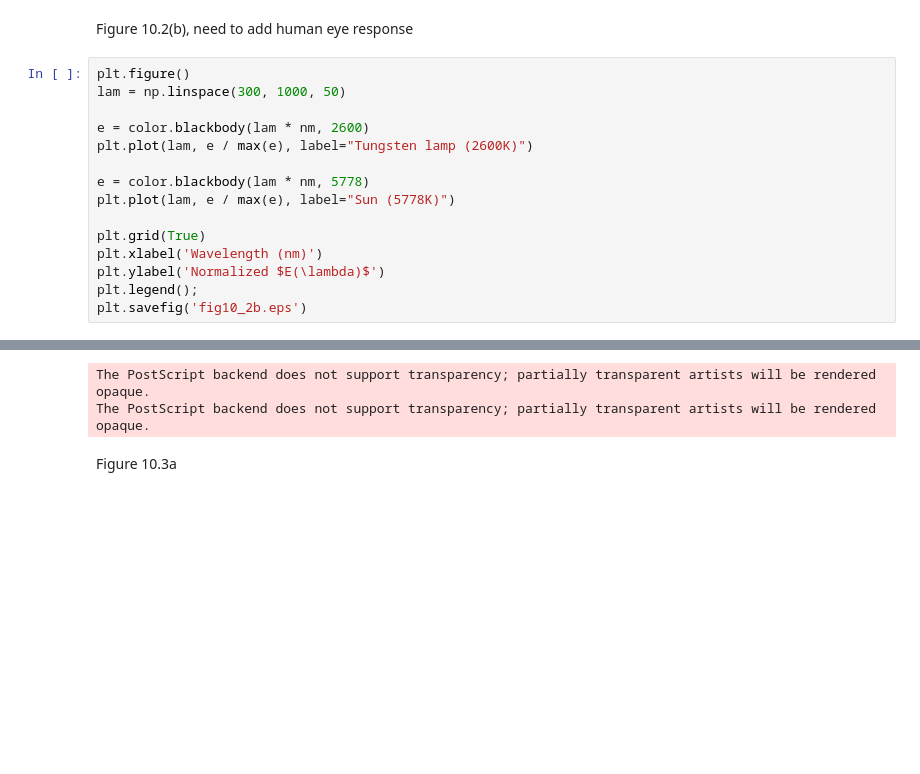
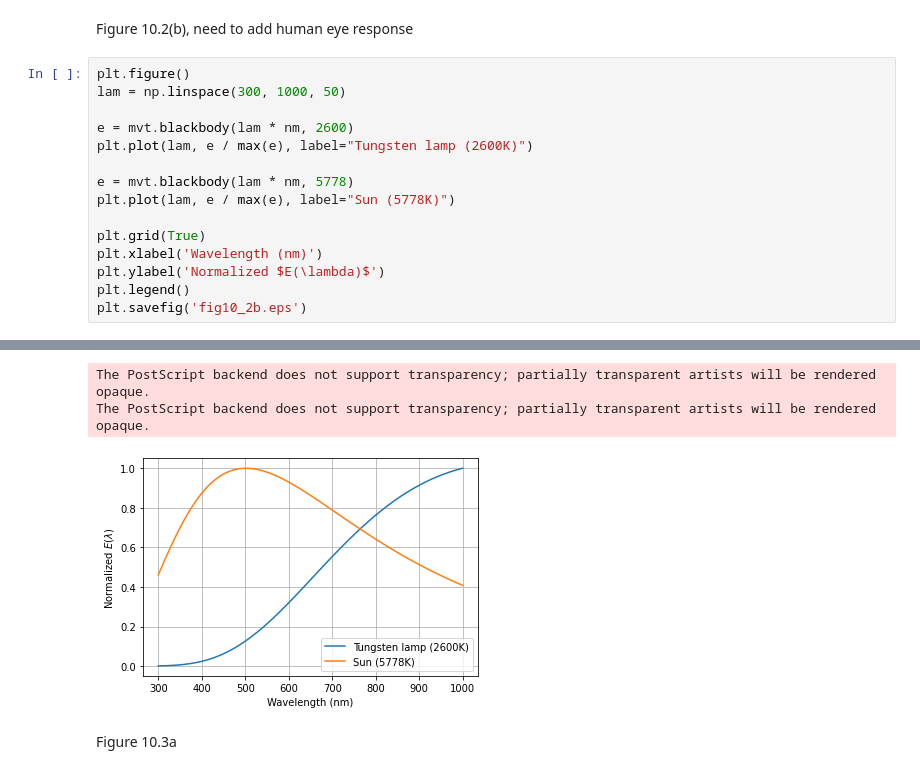
Before and after one commit to petercorke/machinevision-toolbox-python, a Jupyter notebook: machinevisiontoolbox/chap10.ipynb, the cells around one changed output, grey strips where cells are left out. Saved outputs shown, nothing was run; the diff lists cells and outputs as text; blank space fills up the shorter version.

```diff
--- a/machinevisiontoolbox/chap10.ipynb
+++ b/machinevisiontoolbox/chap10.ipynb
@@ -34,15 +36,15 @@ Figure 10.2(b), need to add human eye response
 plt.figure()
 lam = np.linspace(300, 1000, 50)
 
-e = color.blackbody(lam * nm, 2600)
+e = mvt.blackbody(lam * nm, 2600)
 plt.plot(lam, e / max(e), label="Tungsten lamp (2600K)")
 
-e = color.blackbody(lam * nm, 5778)
+e = mvt.blackbody(lam * nm, 5778)
 plt.plot(lam, e / max(e), label="Sun (5778K)")
 
 plt.grid(True)
 plt.xlabel('Wavelength (nm)')
 plt.ylabel('Normalized $E(\lambda)$')
-plt.legend();
+plt.legend()
 plt.savefig('fig10_2b.eps')
 # %% [output]
@@ -51,5 +51,6 @@ plt.savefig('fig10_2b.eps')
 The PostScript backend does not support transparency; partially transparent artists will be rendered opaque.
 The PostScript backend does not support transparency; partially transparent artists will be rendered opaque.
+[figure, added]
 # %% [markdown]
 Figure 10.3a
 # %%
```
Also changed, not shown: parts of 12 cells of this notebook, 3 other files.
